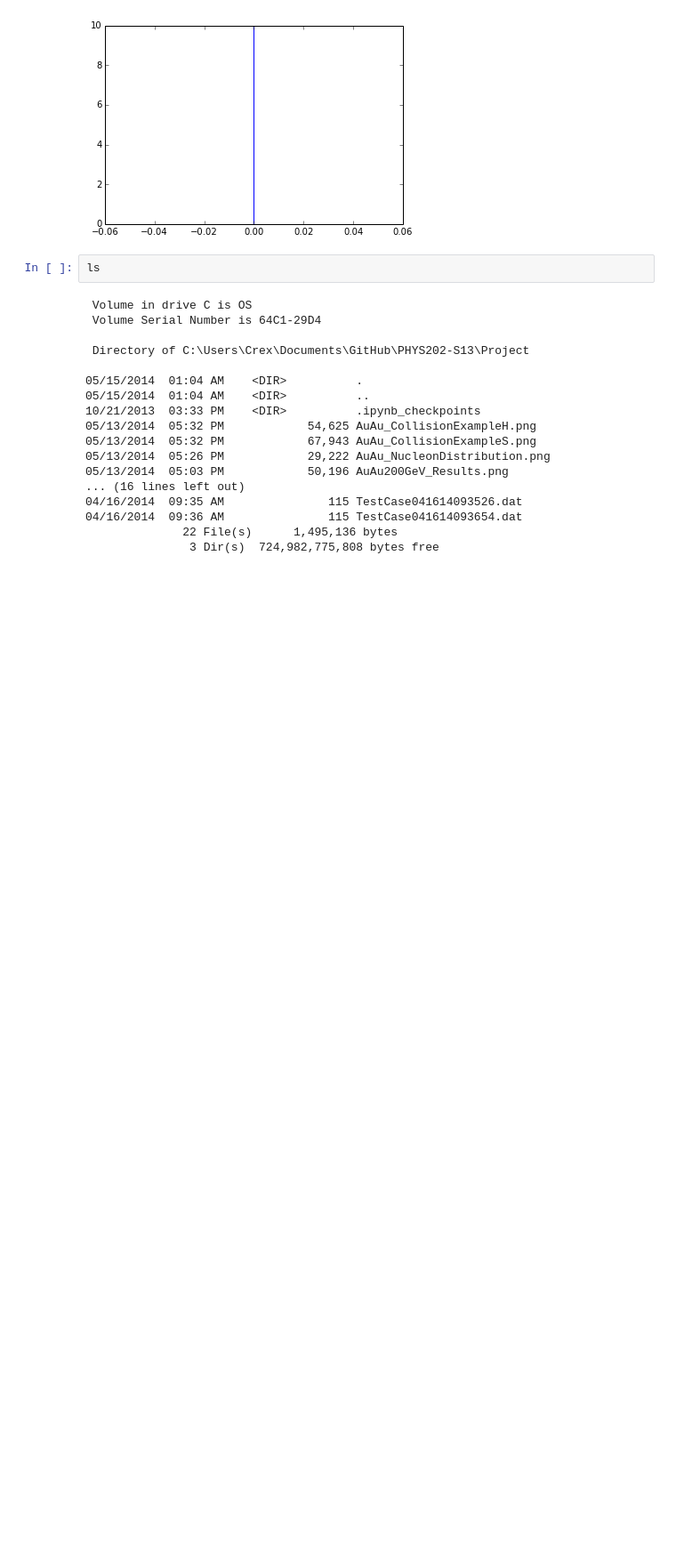
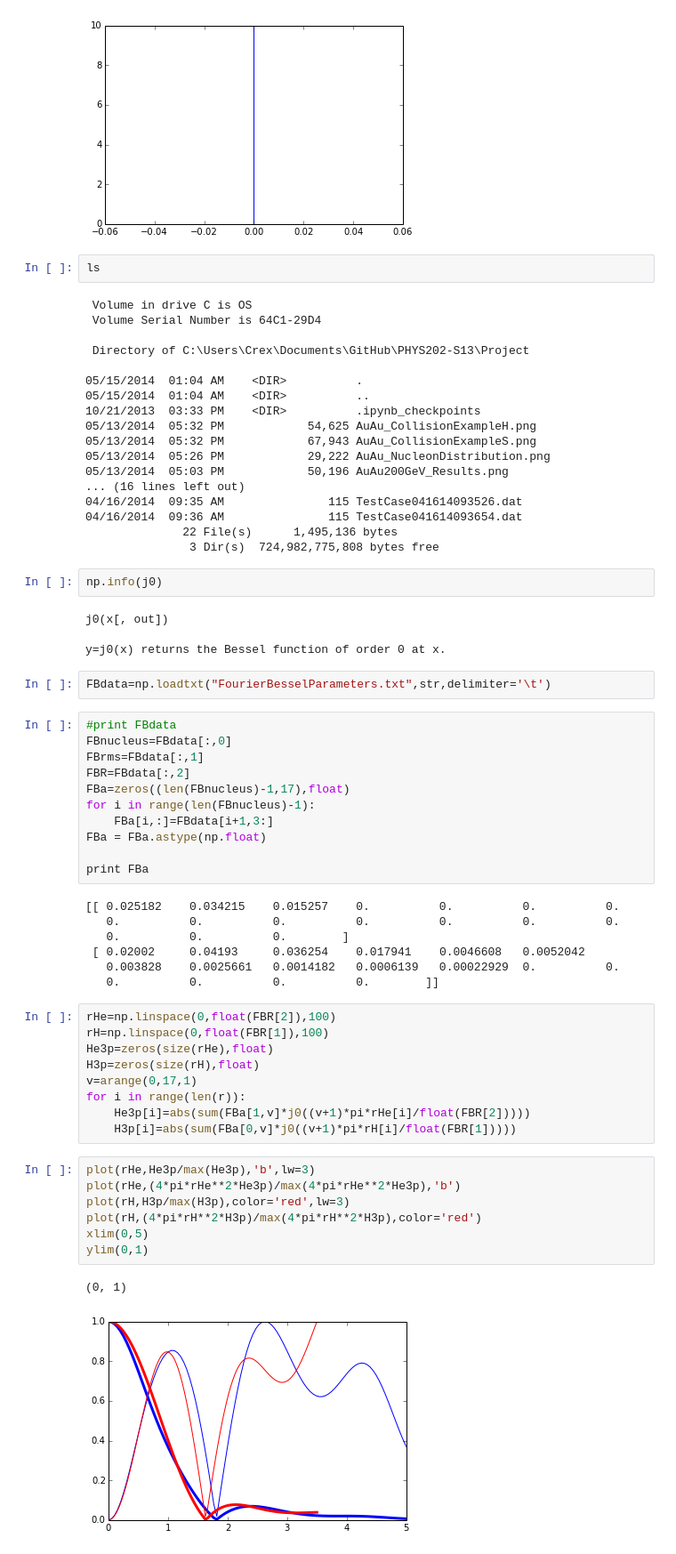
Before and after one commit to jdfreder/MCG, a Jupyter notebook: Project/NuclearInteractions.ipynb, the cells around one changed output. Shown at 89% size. Cells and saved outputs as stored; diff of their text form; blank space fills up the shorter version.

Commit message:
Project Draft Added
Added project draft and barebones for Fourier-Bessel NCD support.

```diff
--- a/Project/NuclearInteractions.ipynb
+++ b/Project/NuclearInteractions.ipynb
@@ -694,3 +697,48 @@ ls
 04/16/2014  09:36 AM               115 TestCase041614093654.dat
               22 File(s)      1,495,136 bytes
                3 Dir(s)  724,982,775,808 bytes free
+# %%
+np.info(j0)
+# %% [output]
+j0(x[, out])
+
+y=j0(x) returns the Bessel function of order 0 at x.
+# %%
+FBdata=np.loadtxt("FourierBesselParameters.txt",str,delimiter='\t')
+# %%
+#print FBdata
+FBnucleus=FBdata[:,0]
+FBrms=FBdata[:,1]
+FBR=FBdata[:,2]
+FBa=zeros((len(FBnucleus)-1,17),float)
+for i in range(len(FBnucleus)-1):
+    FBa[i,:]=FBdata[i+1,3:]
+FBa = FBa.astype(np.float)
+
+print FBa
+# %% [output]
+[[ 0.025182    0.034215    0.015257    0.          0.          0.          0.
+   0.          0.          0.          0.          0.          0.          0.
+   0.          0.          0.        ]
+ [ 0.02002     0.04193     0.036254    0.017941    0.0046608   0.0052042
+   0.003828    0.0025661   0.0014182   0.0006139   0.00022929  0.          0.
+   0.          0.          0.          0.        ]]
+# %%
+rHe=np.linspace(0,float(FBR[2]),100)
+rH=np.linspace(0,float(FBR[1]),100)
+He3p=zeros(size(rHe),float)
+H3p=zeros(size(rH),float)
+v=arange(0,17,1)
+for i in range(len(r)):
+    He3p[i]=abs(sum(FBa[1,v]*j0((v+1)*pi*rHe[i]/float(FBR[2]))))
+    H3p[i]=abs(sum(FBa[0,v]*j0((v+1)*pi*rH[i]/float(FBR[1]))))
+# %%
+plot(rHe,He3p/max(He3p),'b',lw=3)
+plot(rHe,(4*pi*rHe**2*He3p)/max(4*pi*rHe**2*He3p),'b')
+plot(rH,H3p/max(H3p),color='red',lw=3)
+plot(rH,(4*pi*rH**2*H3p)/max(4*pi*rH**2*H3p),color='red')
+xlim(0,5)
+ylim(0,1)
+# %% [output]
+(0, 1)
+[figure, added]
```
Also changed, not shown: parts of 2 cells of this notebook, 10 other files.
